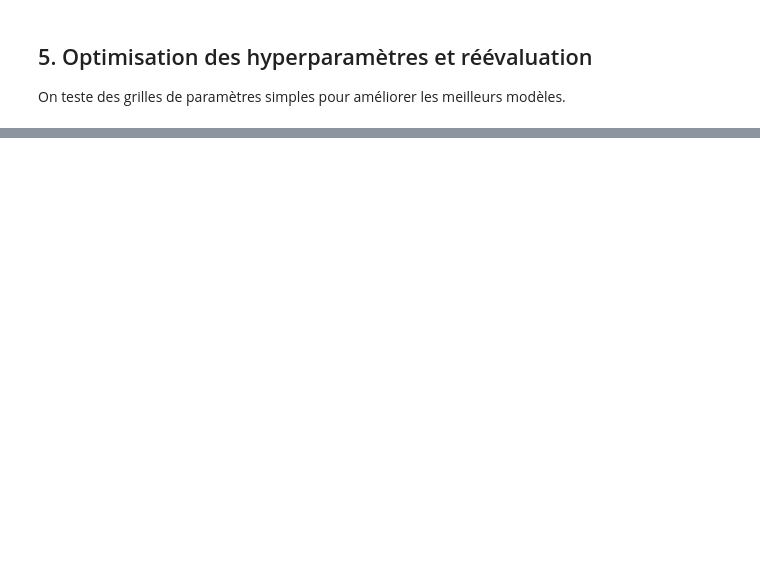
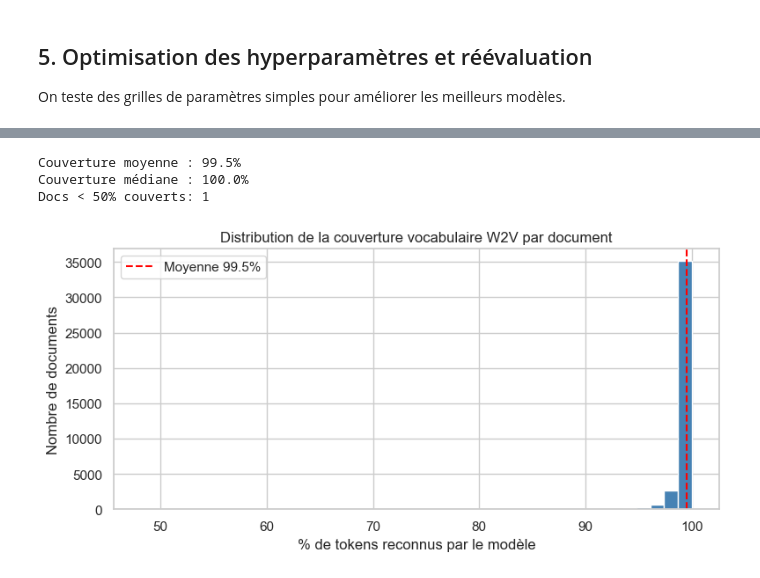
Before and after one commit to aminaelmansouri-oss/fake-news-app, a Jupyter notebook: Notebook/ISOT_FAKENEWS_NB.ipynb, the cells around one changed output, grey strips where cells are left out. Saved outputs shown, nothing was run; the diff lists cells and outputs as text; code cells hidden in the pictures; blank space fills up the shorter version.

Commit message:
Vectorisation Word2vect +Modeles ML avec Word2vec
Vectorisation Word2vect +Modeles ML avec Word2vec

```diff
--- a/Notebook/ISOT_FAKENEWS_NB.ipynb
+++ b/Notebook/ISOT_FAKENEWS_NB.ipynb
@@ -31,8 +36,8 @@ from nltk import pos_tag
 sns.set_theme(style="whitegrid", palette="Set2")
 plt.rcParams["axes.prop_cycle"] = plt.cycler(color=sns.color_palette("Set2"))
 # %%
-true_df = pd.read_csv(r"/home/hajar/fake-news-app/True.csv")
-fake_df = pd.read_csv(r"/home/hajar/fake-news-app/Fake.csv")
+true_df = pd.read_csv(r"C:/Users/pro/Downloads/fake_news_isot_project/Fake.csv")
+fake_df = pd.read_csv(r"C:/Users/pro/Downloads/fake_news_isot_project/True.csv")
 
 true_df['label'] = 'real'
 fake_df['label'] = 'fake'
@@ -898,0 +893,16 @@ You can try to debug the error by setting error_score='raise'.
+# %%
+# ── Tokenisation ──────────────────────────────────────────────────────────────
+
+print("Tokenisation du corpus…")
+corpus_tokens = df["clean"].astype(str).apply(str.split).tolist()
+
+# Statistiques de base
+lengths = [len(doc) for doc in corpus_tokens]
+vocab_flat = [word for doc in corpus_tokens for word in doc]
+
+print(f"  Documents         : {len(corpus_tokens):>10,}")
+print(f"  Tokens totaux     : {len(vocab_flat):>10,}")
+print(f"  Vocabulaire unique: {len(set(vocab_flat)):>10,}")
+print(f"  Longueur moyenne  : {np.mean(lengths):>10.1f} tokens")
+print(f"  Longueur médiane  : {np.median(lengths):>10.1f} tokens")
+print(f"\nExemple (doc 0): {corpus_tokens[0][:15]}…")
@@ -898,0 +1020,27 @@ You can try to debug the error by setting error_score='raise'.
+# %%
+# ── Couverture du vocabulaire par document ────────────────────────────────────
+
+coverage = [
+    sum(1 for t in tokens if t in wv) / max(len(tokens), 1)
+    for tokens in corpus_tokens
+]
+coverage = np.array(coverage)
+
+print(f"Couverture moyenne : {coverage.mean()*100:.1f}%")
+print(f"Couverture médiane : {np.median(coverage)*100:.1f}%")
+print(f"Docs < 50% couverts: {(coverage < 0.5).sum():,}")
+
+plt.figure(figsize=(8, 4))
+plt.hist(coverage * 100, bins=40, color="steelblue", edgecolor="white")
+plt.axvline(coverage.mean() * 100, color="red", linestyle="--", label=f"Moyenne {coverage.mean()*100:.1f}%")
+plt.title("Distribution de la couverture vocabulaire W2V par document")
+plt.xlabel("% de tokens reconnus par le modèle")
+plt.ylabel("Nombre de documents")
+plt.legend()
+plt.tight_layout()
+plt.show()
+# %% [output]
+Couverture moyenne : 99.5%
+Couverture médiane : 100.0%
+Docs < 50% couverts: 1
+[figure, added]
```
Also changed, not shown: parts of 33 cells of this notebook.
